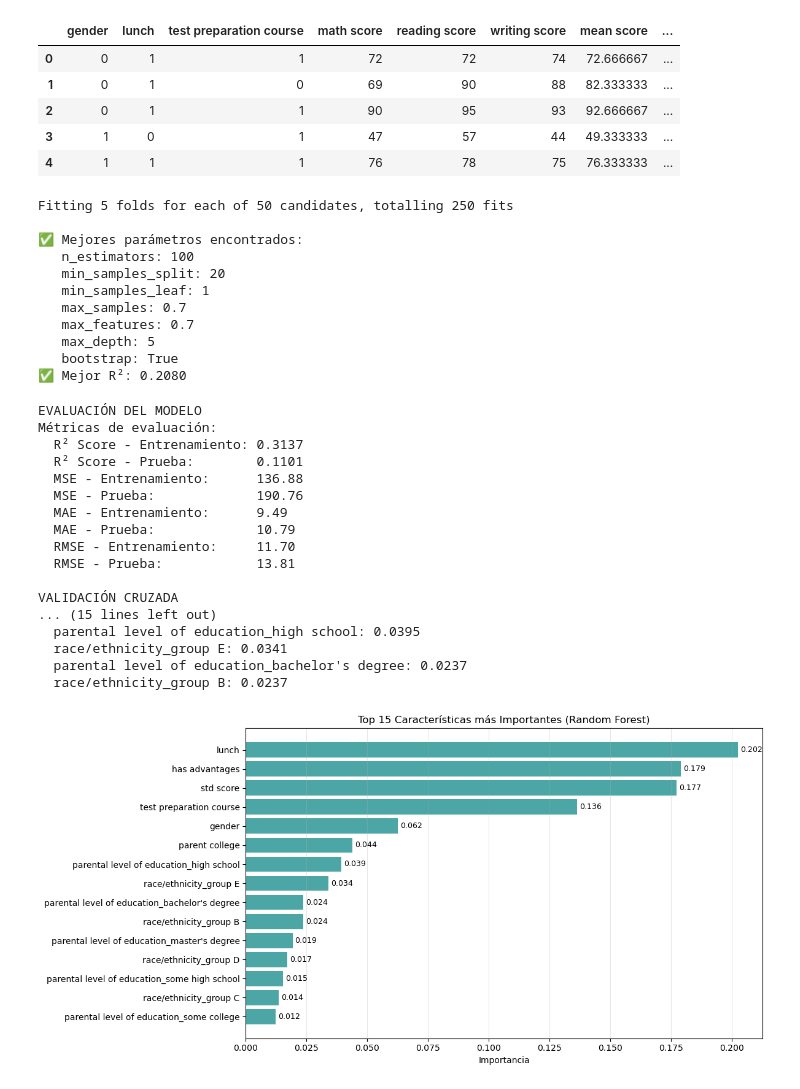
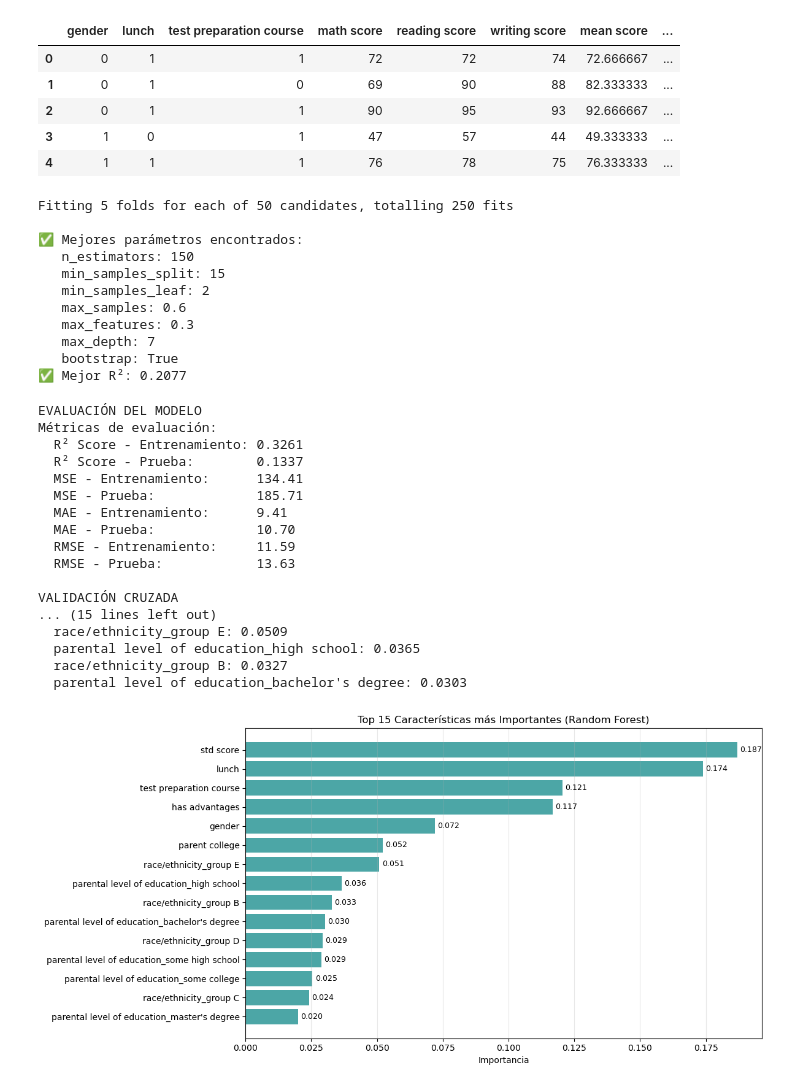
Before and after one commit to NIU1705899/kaggle_1705899, a Jupyter notebook: cas_kaggle.ipynb, the cells around one changed output. Saved outputs shown, nothing was run; the diff lists cells and outputs as text; code cells hidden in the pictures.

Commit message:
mejora con standard scaler

```diff
--- a/cas_kaggle.ipynb
+++ b/cas_kaggle.ipynb
@@ -217,6 +218,10 @@ y = df_encoded['mean score']
 X_train, X_test, y_train, y_test = train_test_split(
     X, y, test_size=0.2, random_state=42)
 # %%
+scaler = StandardScaler()
+X_train_scaled = scaler.fit_transform(X_train)
+X_test_scaled = scaler.transform(X_test)
+
 param_dist = {
     'n_estimators': [50, 100, 150, 200, 300],
     'max_depth': [3, 5, 7, 10, 15, 20, None],
@@ -240,7 +245,7 @@ random_search = RandomizedSearchCV(
     refit='r2'
 )
 
-random_search.fit(X_train, y_train)
+random_search.fit(X_train_scaled, y_train)
 
 print(f"\n✅ Mejores parámetros encontrados:")
 for param, value in random_search.best_params_.items():
@@ -253,21 +258,21 @@ rf = random_search.best_estimator_
 Fitting 5 folds for each of 50 candidates, totalling 250 fits
 
 ✅ Mejores parámetros encontrados:
-   n_estimators: 100
-   min_samples_split: 20
-   min_samples_leaf: 1
-   max_samples: 0.7
-   max_features: 0.7
-   max_depth: 5
+   n_estimators: 150
+   min_samples_split: 15
+   min_samples_leaf: 2
+   max_samples: 0.6
+   max_features: 0.3
+   max_depth: 7
    bootstrap: True
-✅ Mejor R²: 0.2080
+✅ Mejor R²: 0.2077
 # %%
-rf.fit(X_train, y_train)
+rf.fit(X_train_scaled, y_train)
 
 print("EVALUACIÓN DEL MODELO")
 
-y_pred_train = rf.predict(X_train)
-y_pred_test = rf.predict(X_test)
+y_pred_train = rf.predict(X_train_scaled)
+y_pred_test = rf.predict(X_test_scaled)
 
 train_r2 = r2_score(y_train, y_pred_train)
 test_r2 = r2_score(y_test, y_pred_test)
@@ -308,43 +313,43 @@ feature_importance_df = pd.DataFrame({
     'importance': importances
 }).sort_values('importance', ascending=False)
 
 print("Top 10 características más importantes:")
 for i, row in feature_importance_df.head(10).iterrows():
     print(f"  {row['feature']}: {row['importance']:.4f}")
 
 # Visualizar importancia de características
 plt.figure(figsize=(12, 6))
 bars = plt.barh(feature_importance_df['feature'][:15][::-1],
                 feature_importance_df['importance'][:15][::-1],
                 color='teal', alpha=0.7)
 plt.xlabel('Importancia')
 plt.title('Top 15 Características más Importantes (Random Forest)')
 plt.grid(axis='x', alpha=0.3)
 
 # Añadir valores en las barras
 for bar in bars:
     width = bar.get_width()
     plt.text(width + 0.001, bar.get_y() + bar.get_height()/2,
              f'{width:.3f}', ha='left', va='center', fontsize=9)
 
 plt.tight_layout()
 plt.show()
 # %% [output]
 EVALUACIÓN DEL MODELO
 Métricas de evaluación:
-  R² Score - Entrenamiento: 0.3137
-  R² Score - Prueba:        0.1101
-  MSE - Entrenamiento:      136.88
-  MSE - Prueba:             190.76
-  MAE - Entrenamiento:      9.49
-  MAE - Prueba:             10.79
-  RMSE - Entrenamiento:     11.70
-  RMSE - Prueba:            13.81
+  R² Score - Entrenamiento: 0.3261
+  R² Score - Prueba:        0.1337
+  MSE - Entrenamiento:      134.41
+  MSE - Prueba:             185.71
+  MAE - Entrenamiento:      9.41
+  MAE - Prueba:             10.70
+  RMSE - Entrenamiento:     11.59
+  RMSE - Prueba:            13.63
 
 VALIDACIÓN CRUZADA
 ... (15 lines left out)
-  parental level of education_high school: 0.0395
-  race/ethnicity_group E: 0.0341
-  parental level of education_bachelor's degree: 0.0237
-  race/ethnicity_group B: 0.0237
+  race/ethnicity_group E: 0.0509
+  parental level of education_high school: 0.0365
+  race/ethnicity_group B: 0.0327
+  parental level of education_bachelor's degree: 0.0303
-[figure, old version]
+[figure, new version]
```
Also changed, not shown: parts of 1 cell of this notebook.
